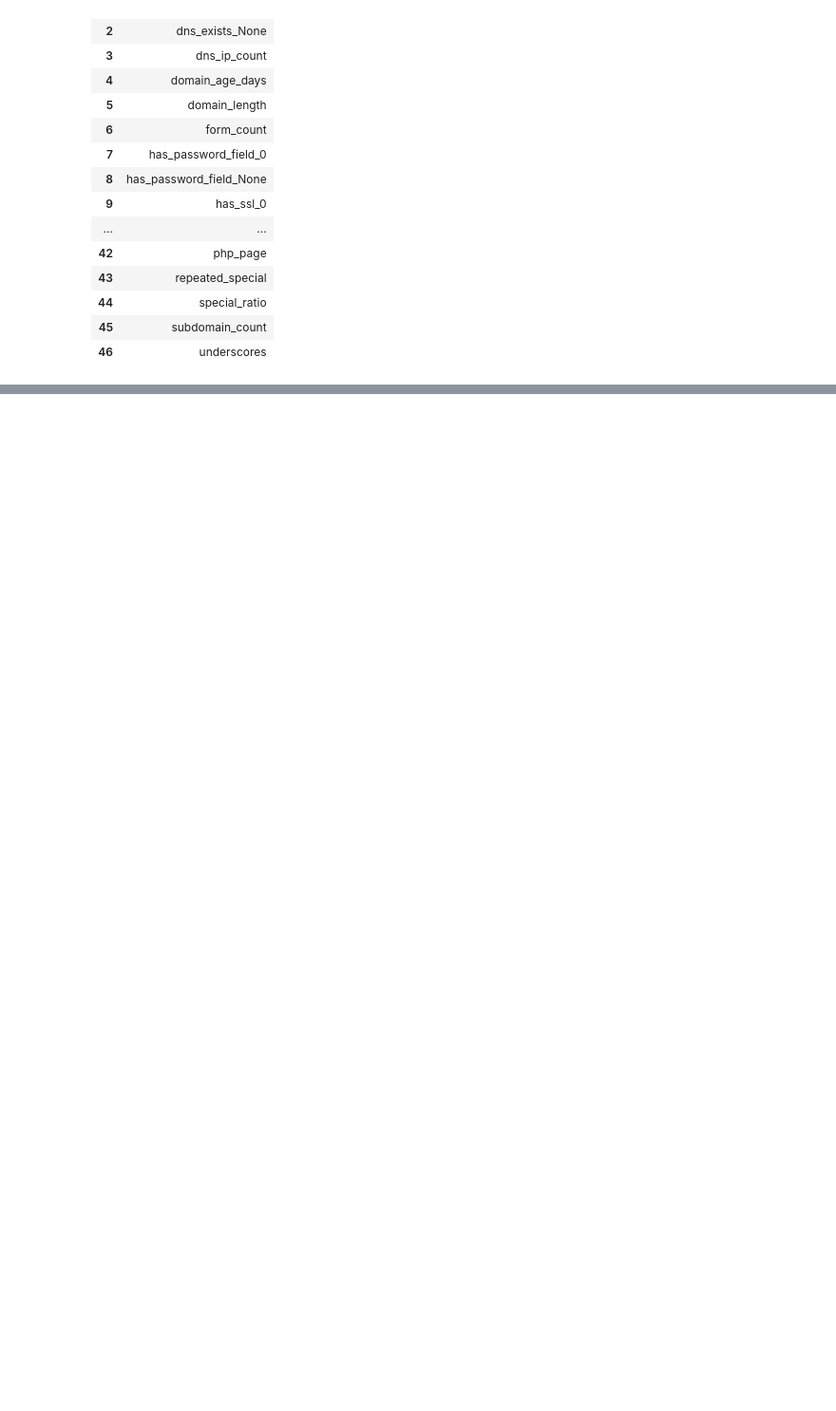
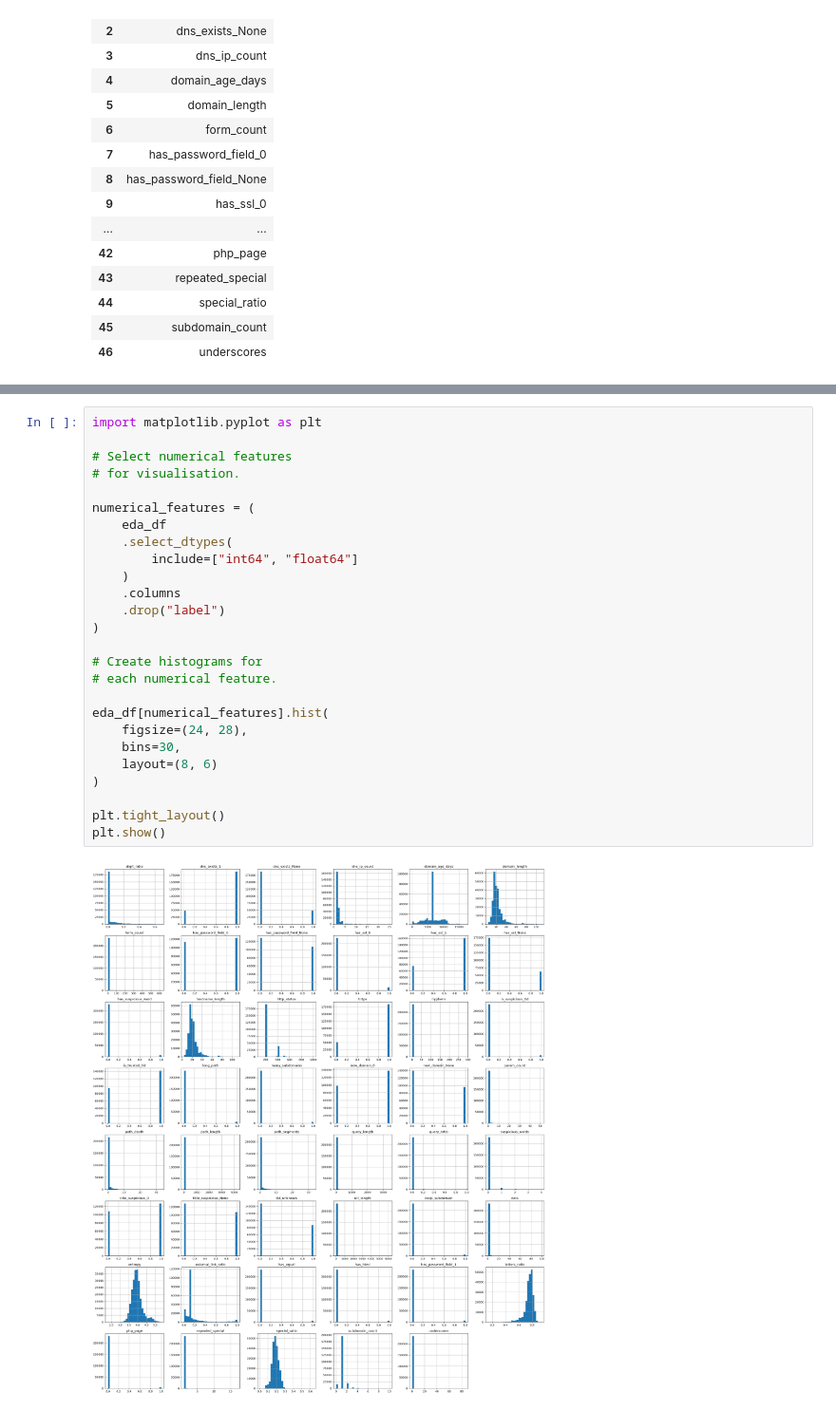
Before and after one commit to ajay-nagpal/Phishing-URL-detector, a Jupyter notebook: phishing_url_detector.ipynb, the cells around one changed output, grey strips where cells are left out. Shown at 95% size. Drawn from its saved outputs; the diff is of its cells as text; blank space fills up the shorter version.

```diff
--- a/phishing_url_detector.ipynb
+++ b/phishing_url_detector.ipynb
@@ -2075,0 +2219,28 @@ Number of Selected Features: 47
+# %%
+import matplotlib.pyplot as plt
+
+# Select numerical features
+# for visualisation.
+
+numerical_features = (
+    eda_df
+    .select_dtypes(
+        include=["int64", "float64"]
+    )
+    .columns
+    .drop("label")
+)
+
+# Create histograms for
+# each numerical feature.
+
+eda_df[numerical_features].hist(
+    figsize=(24, 28),
+    bins=30,
+    layout=(8, 6)
+)
+
+plt.tight_layout()
+plt.show()
+# %% [output]
+[figure, added]
```
Also changed, not shown: parts of 10 cells of this notebook.
